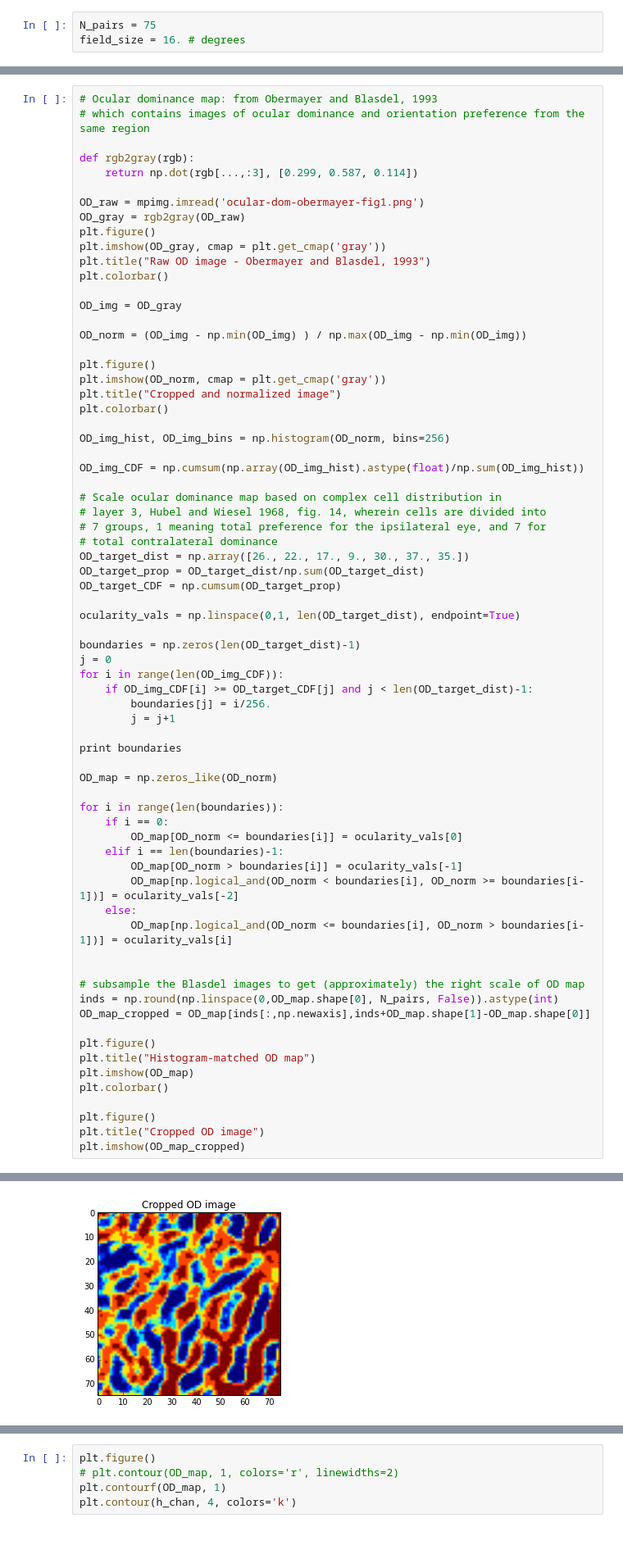
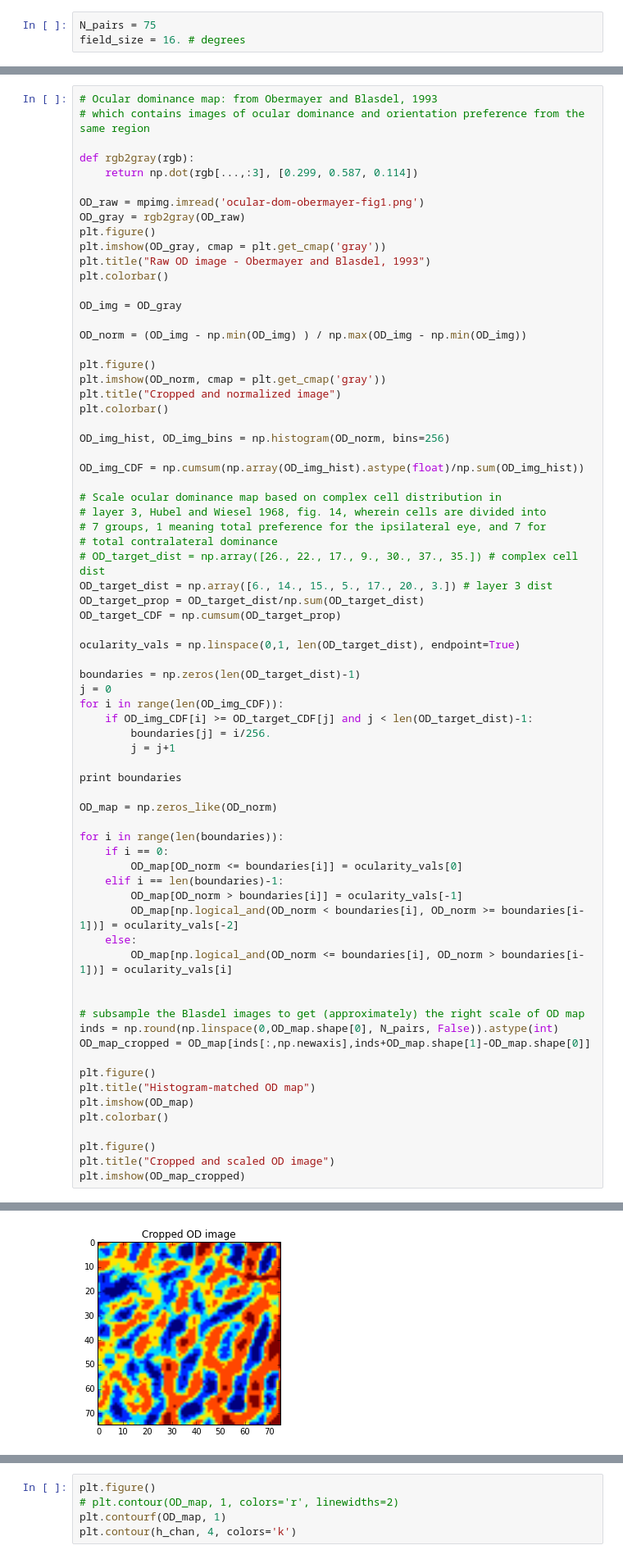
Before and after one commit to benselby/v1_modelling, a Jupyter notebook: mechanistic/map_analysis.ipynb, the cells around one changed output, grey strips where cells are left out. Shown at 82% size. Cells and saved outputs as stored; diff of their text form.

Commit message:
Updated map analysis notebook to include a different OD histogram from Hubel and Wiesel, 1968

```diff
--- a/mechanistic/map_analysis.ipynb
+++ b/mechanistic/map_analysis.ipynb
@@ -86,7 +88,8 @@ OD_img_CDF = np.cumsum(np.array(OD_img_hist).astype(float)/np.sum(OD_img_hist))
 # layer 3, Hubel and Wiesel 1968, fig. 14, wherein cells are divided into
 # 7 groups, 1 meaning total preference for the ipsilateral eye, and 7 for
 # total contralateral dominance
-OD_target_dist = np.array([26., 22., 17., 9., 30., 37., 35.])
+# OD_target_dist = np.array([26., 22., 17., 9., 30., 37., 35.]) # complex cell dist
+OD_target_dist = np.array([6., 14., 15., 5., 17., 20., 3.]) # layer 3 dist
 OD_target_prop = OD_target_dist/np.sum(OD_target_dist)
 OD_target_CDF = np.cumsum(OD_target_prop)
 
@@ -123,6 +126,6 @@ plt.imshow(OD_map)
 plt.colorbar()
 
 plt.figure()
-plt.title("Cropped OD image")
+plt.title("Cropped and scaled OD image")
 plt.imshow(OD_map_cropped)
 # %% [output]
@@ -134 +137 @@ plt.imshow(OD_map_cropped)
-[figure, old version]
+[figure, new version]
```
Also changed, not shown: parts of 6 cells of this notebook.
